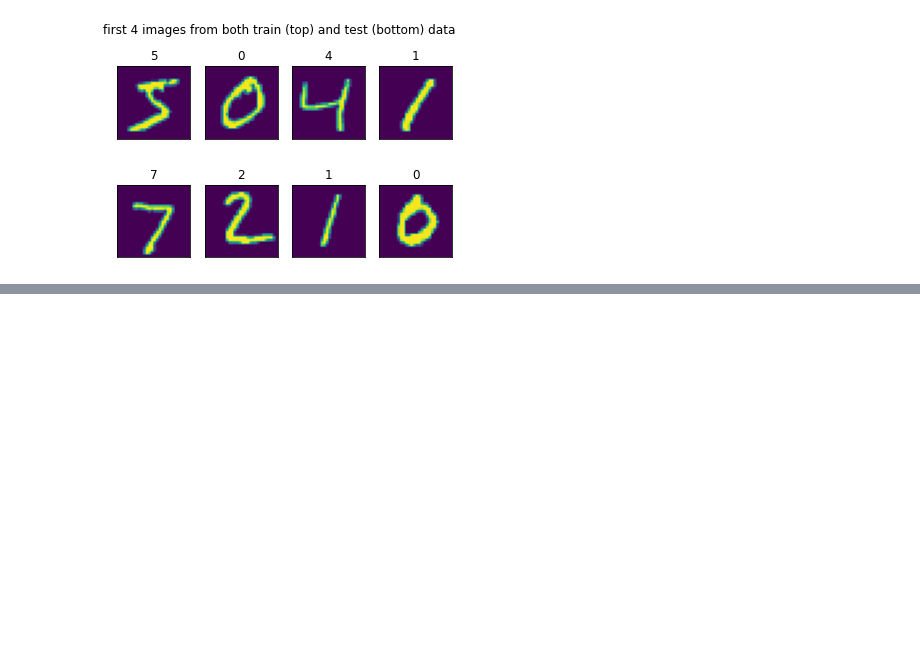
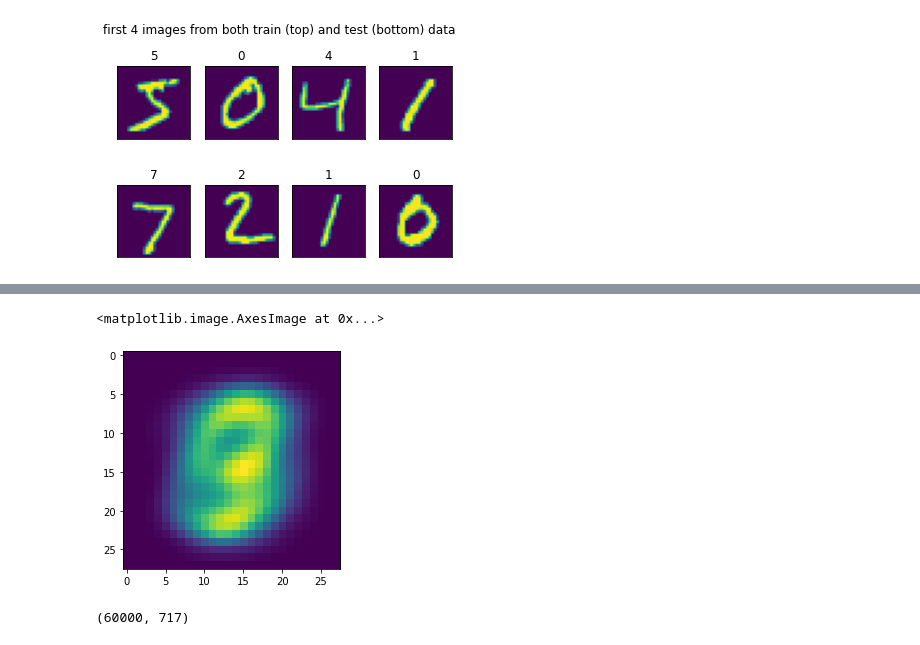
Before and after one commit to philj0st/MNIST-Digit-Classification, a Jupyter notebook: MNIST-Digits.ipynb, the cells around one changed output, grey strips where cells are left out. Cells and saved outputs as stored; diff of their text form; code cells hidden in the pictures; blank space fills up the shorter version.

```diff
--- a/MNIST-Digits.ipynb
+++ b/MNIST-Digits.ipynb
@@ -53,0 +63,16 @@ for i in range(samples):
+# %%
+# visualize mean of the training set
+plt.imshow(np.mean(X_train.reshape(-1,28,28), axis=0))
+# %% [output]
+<matplotlib.image.AxesImage at 0x...>
+[figure, added]
+# %%
+from sklearn.feature_selection import VarianceThreshold
+# For now we'll just use the default elimination of zero-variance features.
+selector = VarianceThreshold()
+# TODO: How to get y_transformed???
+X_transformed = selector.fit_transform(X_train, y_train)
+# we already eliminated 67 features with default=0 threshold
+X_transformed.shape
+# %% [output]
+(60000, 717)
```
Also changed, not shown: parts of 12 cells of this notebook.
